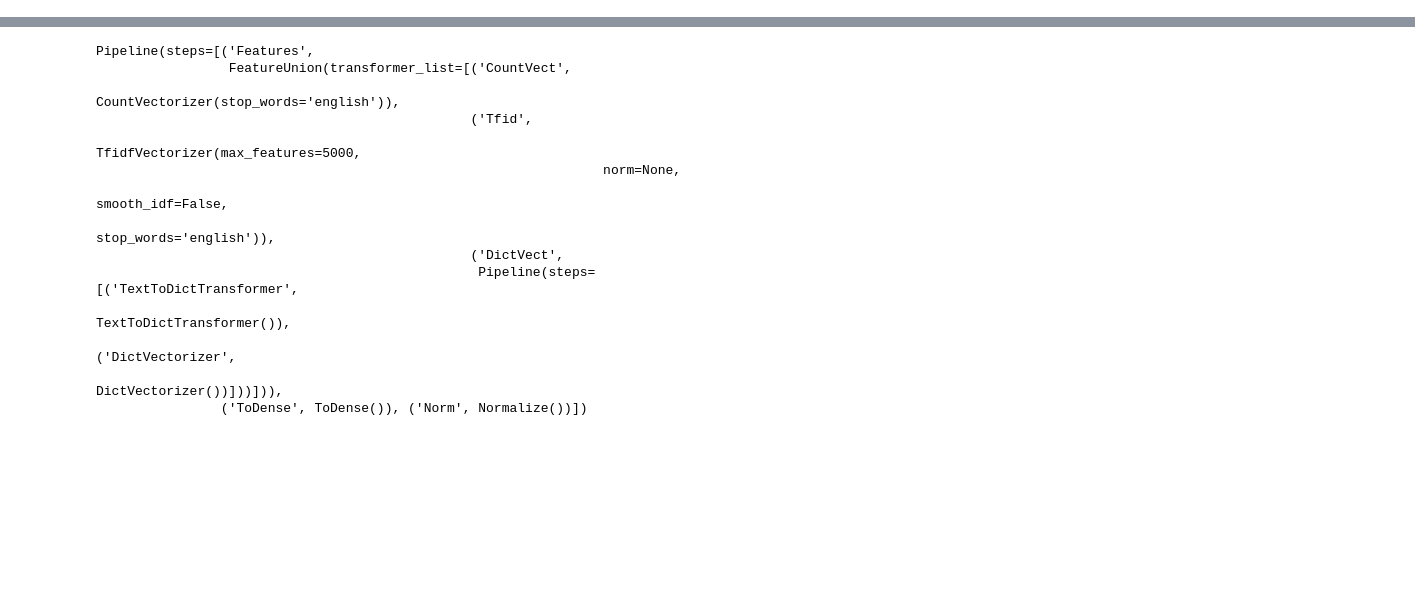
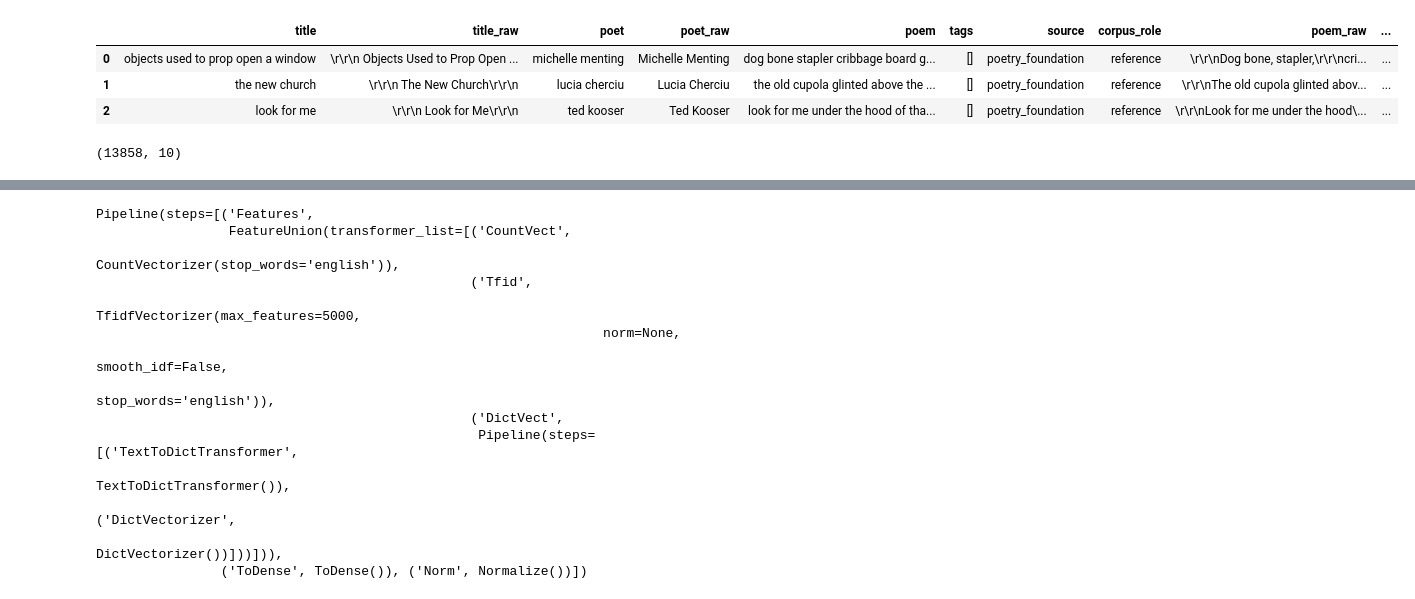
Before and after one commit to HubertRonald/VersoVector, a Jupyter notebook: notebook/02_feature_pipeline.ipynb, the cells around one changed output, grey strips where cells are left out. Cells and saved outputs as stored; diff of their text form; code cells hidden in the pictures; blank space fills up the shorter version.

```diff
--- a/notebook/02_feature_pipeline.ipynb
+++ b/notebook/02_feature_pipeline.ipynb
@@ -55,0 +86,31 @@ display(poems_df.head(2))
+# %%
+poems_processed_path: Path = data_path("poems_processed.csv")
+
+poems_df: PandasDF = load_csv(poems_processed_path)
+
+required_columns = {
+    "title",
+    "poet",
+    "source",
+    "corpus_role",
+    "tags",
+    "poem_processed",
+}
+
+missing_columns = required_columns.difference(poems_df.columns)
+
+if missing_columns:
+    raise ValueError(
+        f"Faltan columnas requeridas en {poems_processed_path}: {missing_columns}"
+    )
+
+poems_df["tags"] = poems_df["tags"].apply(parse_tags)
+
+display(poems_df.head(3))
+print(poems_df.shape)
+# %% [output]
+|  | title | title_raw | poet | poet_raw | poem | tags | source | corpus_role | poem_raw | ... |
+| 0 | objects used to prop open a window | \r\r\n Objects Used to Prop Open ... | michelle menting | Michelle Menting | dog bone stapler cribbage board g... | [] | poetry_foundation | reference | \r\r\nDog bone, stapler,\r\r\ncri... | ... |
+| 1 | the new church | \r\r\n The New Church\r\r\n | lucia cherciu | Lucia Cherciu | the old cupola glinted above the ... | [] | poetry_foundation | reference | \r\r\nThe old cupola glinted abov... | ... |
+| 2 | look for me | \r\r\n Look for Me\r\r\n | ted kooser | Ted Kooser | look for me under the hood of tha... | [] | poetry_foundation | reference | \r\r\nLook for me under the hood\... | ... |
+(13858, 10)
```
Also changed, not shown: parts of 22 cells of this notebook, 3 other files.
